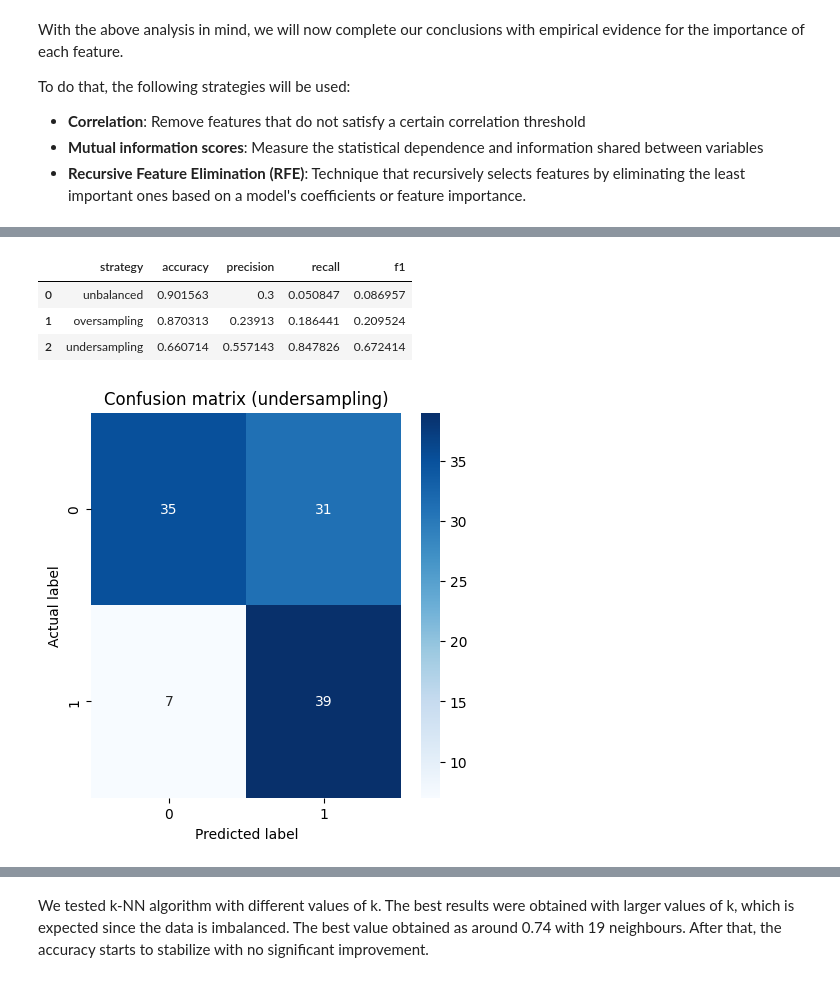
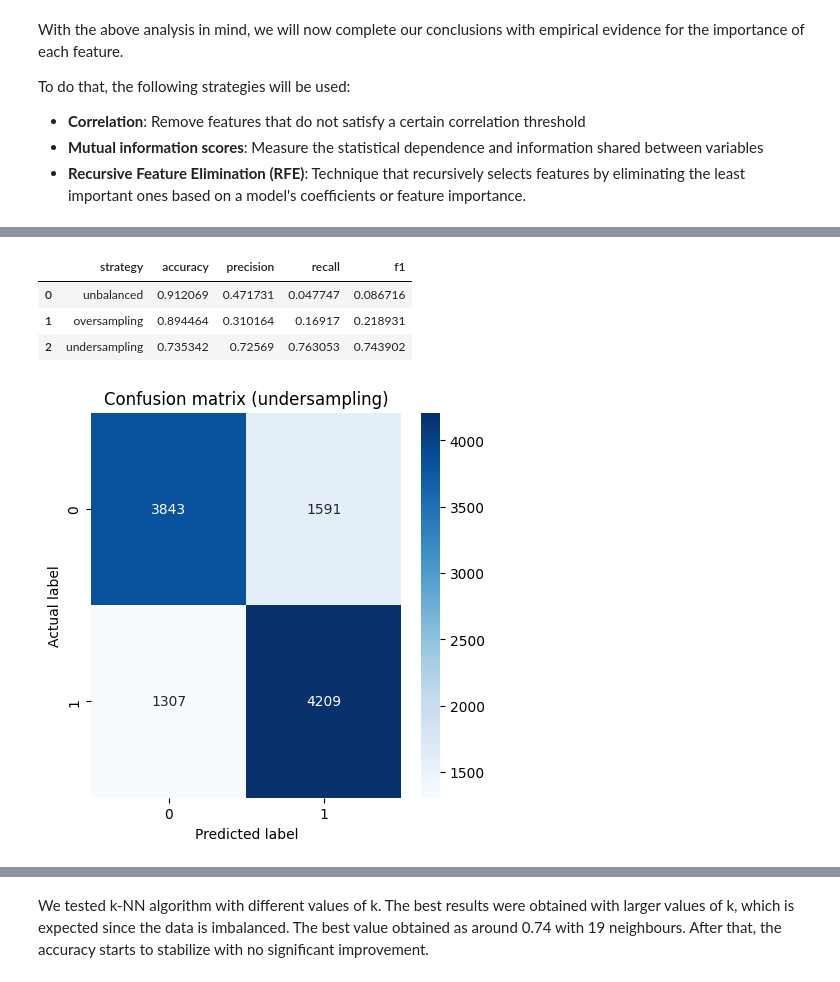
Before and after one commit to th0rz05/feup-ia-heart-disease, a Jupyter notebook: proj/Project.ipynb, the cells around one changed output, grey strips where cells are left out. Cells and saved outputs as stored; diff of their text form; code cells hidden in the pictures.

```diff
--- a/proj/Project.ipynb
+++ b/proj/Project.ipynb
@@ -397,6 +428,8 @@ from sklearn.metrics import confusion_matrix, f1_score, precision_score, recall_
 from sklearn.model_selection import StratifiedKFold
 from imblearn.over_sampling import SMOTE
 from sklearn.utils import resample
+
+model_results = pd.DataFrame(columns=['model', 'accuracy', 'precision', 'recall', 'f1'])
 
 def balance():
     X = new_df.drop('HeartDisease', axis=1)
@@ -463,7 +496,7 @@ def runModel(model, analysis=True):
         display(results)
         analyze(model, X_test, y_test)
 
-    return accuracy
+    return (accuracy, precision, recall, f1)
 
 def runModelRepeatedly(model):
     model_accuracies = []
@@ -503,7 +536,6 @@ def getMetrics(model, testing_inputs, testing_classes):
 def analyze(model, testing_inputs, testing_classes):
     y_pred, accuracy, precision, recall, f1 = getMetrics(model, testing_inputs, testing_classes)
 
-
     cm = confusion_matrix(testing_classes, y_pred)
 
     # Plot the confusion matrix
@@ -526,0 +561,3 @@ accuracy = runModel(DecisionTreeClassifier(random_state=42))
+# %%
+result = runModel(DecisionTreeClassifier(random_state=42, criterion='gini', max_depth=5, min_samples_leaf=1, min_samples_split=2))
+model_results.loc[model_results.shape[0] + 1, :] = ['DecisionTreeClassifier', *result]
@@ -526,0 +609,4 @@ accuracy = runModel(DecisionTreeClassifier(random_state=42))
+# %%
+clf = RandomForestClassifier(n_estimators=200, criterion='entropy', max_depth=10, min_samples_leaf=4, min_samples_split=10, random_state=42)
+result = runModel(clf)
+model_results.loc[model_results.shape[0] + 1, :] = ['RandomForestClassifier', *result]
@@ -526,0 +659,6 @@ accuracy = runModel(DecisionTreeClassifier(random_state=42))
+# %%
+clf = svm.SVC(kernel='linear', gamma=0.1, C=0.1)
+
+result = runModel(clf, False)
+model_results.loc[model_results.shape[0] + 1, :] = ['SVC', *result]
+print(result)
@@ -574,12 +706,13 @@ Best score: 0.7172413793103448
 # %%
-clf = KNeighborsClassifier(n_neighbors=5)
-accuracy = runModel(clf)
+clf = KNeighborsClassifier(n_neighbors=19)
+result = runModel(clf)
+model_results.loc[model_results.shape[0] + 1, :] = ['KNeighborsClassifier', *result]
 # %% [output]
 |  | strategy | accuracy | precision | recall | f1 |
-| 0 | unbalanced | 0.901563 | 0.3 | 0.050847 | 0.086957 |
-| 1 | oversampling | 0.870313 | 0.23913 | 0.186441 | 0.209524 |
-| 2 | undersampling | 0.660714 | 0.557143 | 0.847826 | 0.672414 |
+| 0 | unbalanced | 0.912069 | 0.471731 | 0.047747 | 0.086716 |
+| 1 | oversampling | 0.894464 | 0.310164 | 0.16917 | 0.218931 |
+| 2 | undersampling | 0.735342 | 0.72569 | 0.763053 | 0.743902 |
-[figure, old version]
+[figure, new version]
 # %%
 runModelRepeatedly(clf)
 # %% [output]
```
Also changed, not shown: parts of 56 cells of this notebook, 1 other file.
